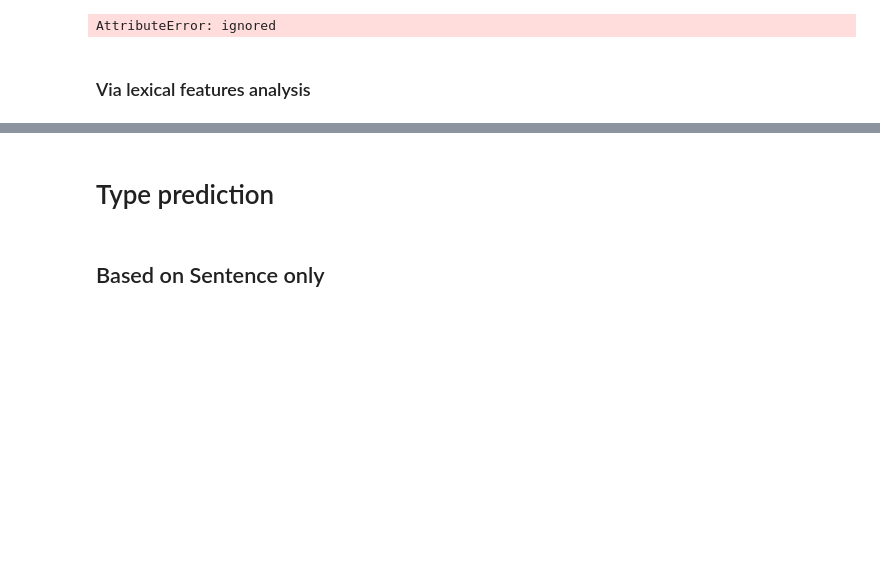
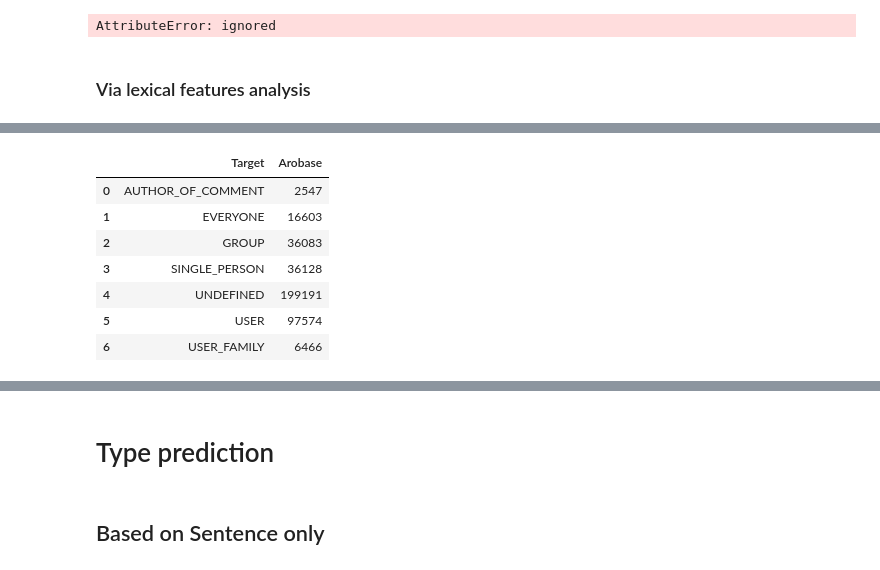
Before and after one commit to d-roland/toxicityDetection, a Jupyter notebook: CS224n_Toxicity_Detection.ipynb, the cells around one changed output, grey strips where cells are left out. Cells and saved outputs as stored; diff of their text form; code cells hidden in the pictures; blank space fills up the shorter version.

```diff
--- a/CS224n_Toxicity_Detection.ipynb
+++ b/CS224n_Toxicity_Detection.ipynb
@@ -4197,0 +4271,12 @@ for i in range(len(tags)):
+# %%
+df_full = dataset[['Target', 'Arobase']].groupby('Target').count().reset_index()
+df_full
+# %% [output]
+|  | Target | Arobase |
+| 0 | AUTHOR_OF_COMMENT | 2547 |
+| 1 | EVERYONE | 16603 |
+| 2 | GROUP | 36083 |
+| 3 | SINGLE_PERSON | 36128 |
+| 4 | UNDEFINED | 199191 |
+| 5 | USER | 97574 |
+| 6 | USER_FAMILY | 6466 |
```
Also changed, not shown: parts of 17 cells of this notebook.
